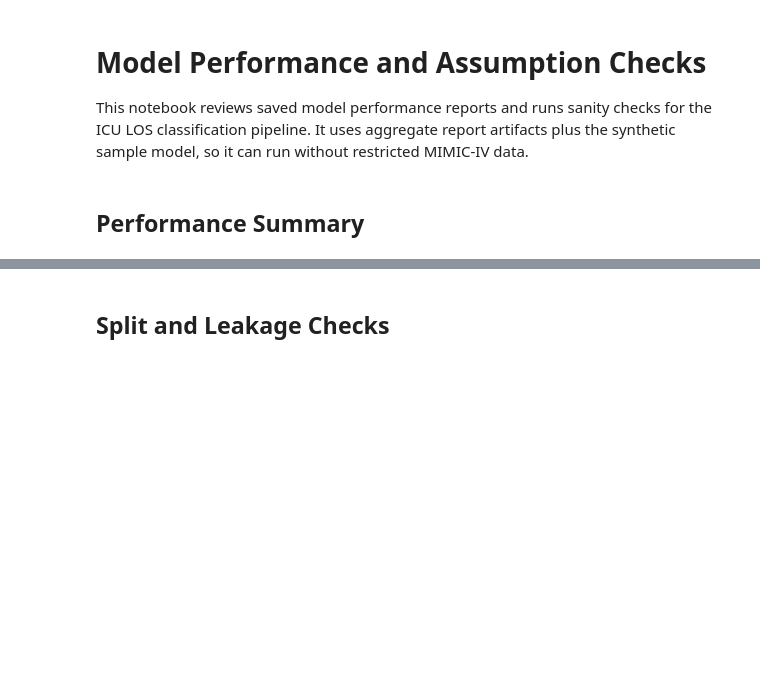
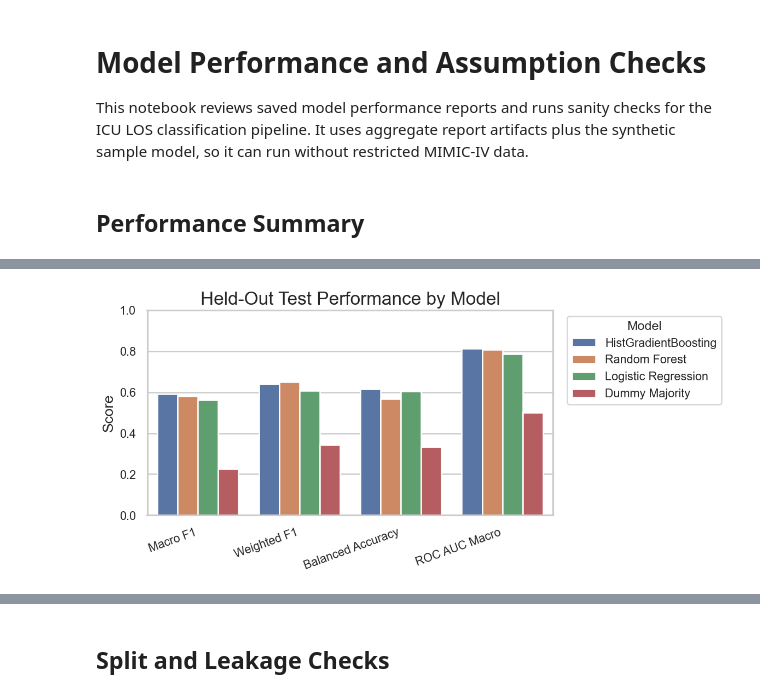
Before and after one commit to brandonwu694/STATS_170B_CAPSTONE_GROUP15, a Jupyter notebook: notebooks/model_performance_checks.ipynb, the cells around one changed output, grey strips where cells are left out. Saved outputs shown, nothing was run; the diff lists cells and outputs as text; code cells hidden in the pictures; blank space fills up the shorter version.

Commit message:
Add plots for model performance

```diff
--- a/notebooks/model_performance_checks.ipynb
+++ b/notebooks/model_performance_checks.ipynb
@@ -4,11 +4,16 @@
 This notebook reviews saved model performance reports and runs sanity checks for the ICU LOS classification pipeline. It uses aggregate report artifacts plus the synthetic sample model, so it can run without restricted MIMIC-IV data.
 # %%
 from pathlib import Path
+import os
 import json
 import sys
 
+os.environ.setdefault('MPLCONFIGDIR', str(Path('/tmp') / 'icu_los_mpl_cache'))
+
 import joblib
+import matplotlib.pyplot as plt
 import pandas as pd
+import seaborn as sns
 
 REPO_ROOT = Path.cwd().parent if Path.cwd().name == 'notebooks' else Path.cwd()
 sys.path.insert(0, str(REPO_ROOT))
@@ -24,6 +29,17 @@ sample_model_path = REPO_ROOT / 'models' / 'icu_los_classifier_sample.joblib'
 assert reports_dir.exists(), f'Missing reports directory: {reports_dir}'
 assert sample_path.exists(), f'Missing sample data: {sample_path}'
 assert sample_model_path.exists(), f'Missing sample model: {sample_model_path}'
+sns.set_theme(style='whitegrid', context='talk')
+plt.rcParams.update({
+    'figure.dpi': 120,
+    'axes.titlesize': 20,
+    'axes.labelsize': 16,
+    'xtick.labelsize': 13,
+    'ytick.labelsize': 13,
+    'legend.fontsize': 13,
+    'legend.title_fontsize': 14,
+    'figure.titlesize': 22,
+})
 # %% [markdown]
 ## Performance Summary
 # %%
@@ -40,3 +62,36 @@ assert best_model == 'icu_los_classifier', f'Expected selected model to lead by
+# %%
+metric_labels = {
+    'macro_f1': 'Macro F1',
+    'weighted_f1': 'Weighted F1',
+    'balanced_accuracy': 'Balanced Accuracy',
+    'roc_auc_ovr_macro': 'ROC AUC Macro',
+}
+plot_df = test_comparison.melt(
+    id_vars='model',
+    value_vars=list(metric_labels.keys()),
+    var_name='metric',
+    value_name='score',
+)
+plot_df['metric'] = plot_df['metric'].map(metric_labels)
+model_labels = {
+    'icu_los_classifier': 'HistGradientBoosting',
+    'random_forest': 'Random Forest',
+    'logistic_regression': 'Logistic Regression',
+    'dummy_most_frequent': 'Dummy Majority',
+}
+plot_df['model_label'] = plot_df['model'].map(model_labels)
+fig, ax = plt.subplots(figsize=(10, 4.8))
+sns.barplot(data=plot_df, x='metric', y='score', hue='model_label', ax=ax)
+ax.set_ylim(0, 1)
+ax.set_xlabel('')
+ax.set_ylabel('Score')
+ax.set_title('Held-Out Test Performance by Model')
+ax.legend(title='Model', bbox_to_anchor=(1.02, 1), loc='upper left')
+plt.xticks(rotation=20, ha='right')
+plt.tight_layout()
+plt.show()
+# %% [output]
+[figure, added]
 # %%
 per_class = pd.read_csv(reports_dir / 'icu_los_classifier' / 'test_per_class_metrics.csv')
 confusion = pd.read_csv(reports_dir / 'icu_los_classifier' / 'test_confusion_matrix.csv', index_col=0)
```
Also changed, not shown: parts of 9 cells of this notebook.
